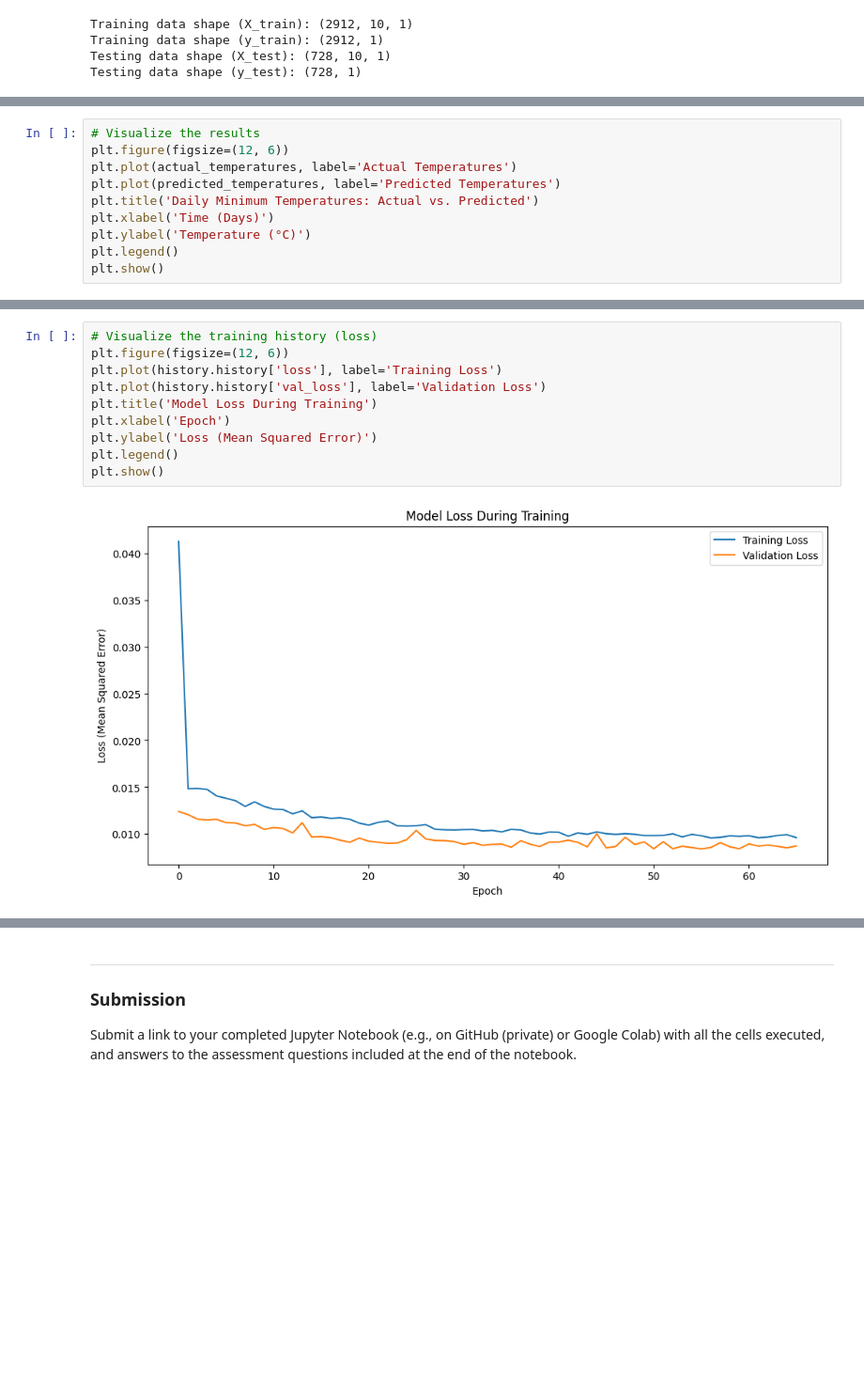
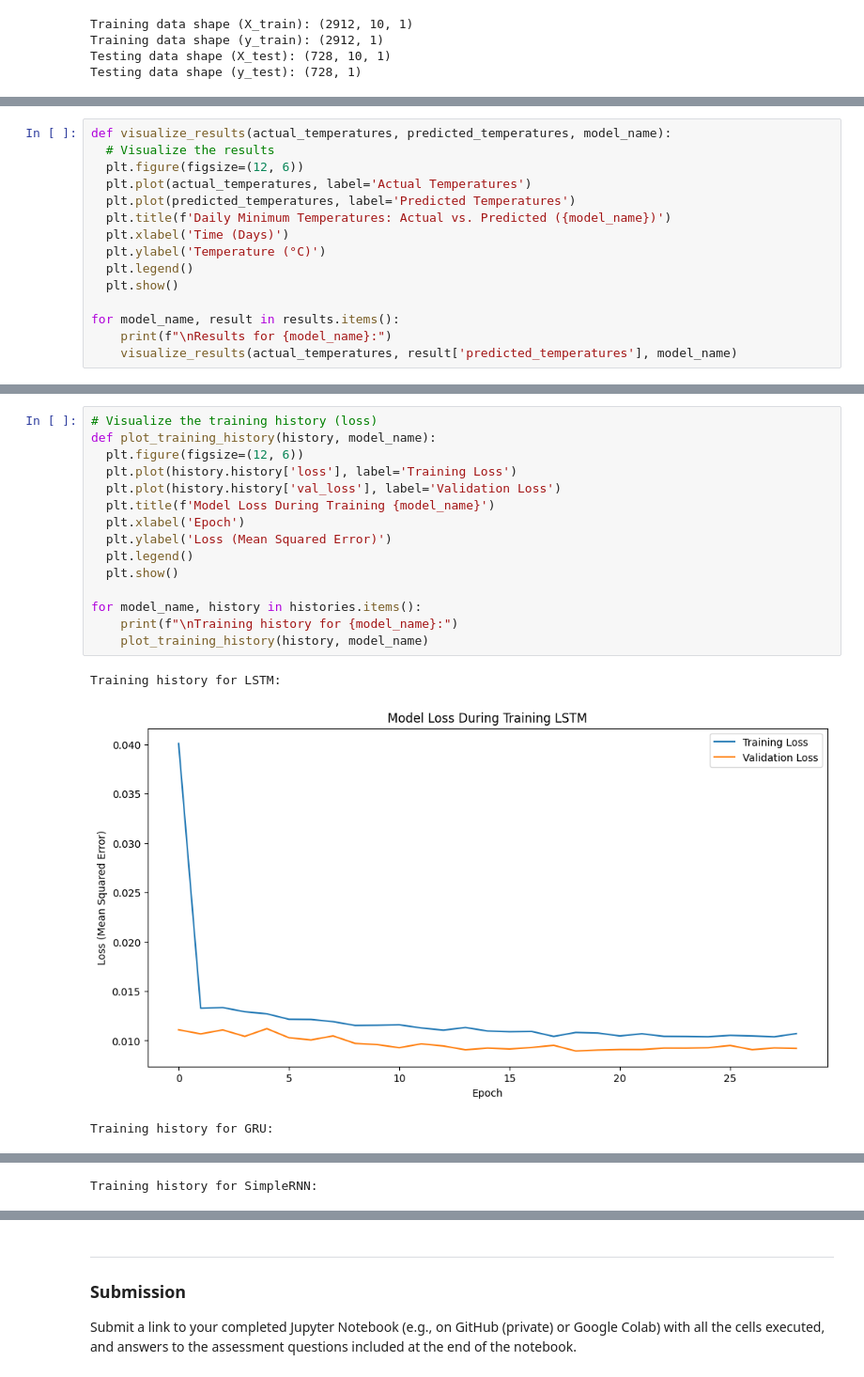
Before and after one commit to jcp-tech/Seneca_Class_Notes, a Jupyter notebook: Semester 2/AIG220 - Deep Learning/Projects/Project 3/Project_3.ipynb, the cells around one changed output, grey strips where cells are left out. Shown at 94% size. Saved outputs shown, nothing was run; the diff lists cells and outputs as text; blank space fills up the shorter version.

```diff
--- a/Semester 2/AIG220 - Deep Learning/Projects/Project 3/Project_3.ipynb
+++ b/Semester 2/AIG220 - Deep Learning/Projects/Project 3/Project_3.ipynb
@@ -263,11 +308,16 @@ Mean Absolute Error (MAE) on original scale: 1.71 °C
 # %%
-# Visualize the results
-plt.figure(figsize=(12, 6))
-plt.plot(actual_temperatures, label='Actual Temperatures')
-plt.plot(predicted_temperatures, label='Predicted Temperatures')
-plt.title('Daily Minimum Temperatures: Actual vs. Predicted')
-plt.xlabel('Time (Days)')
-plt.ylabel('Temperature (°C)')
-plt.legend()
-plt.show()
+def visualize_results(actual_temperatures, predicted_temperatures, model_name):
+  # Visualize the results
+  plt.figure(figsize=(12, 6))
+  plt.plot(actual_temperatures, label='Actual Temperatures')
+  plt.plot(predicted_temperatures, label='Predicted Temperatures')
+  plt.title(f'Daily Minimum Temperatures: Actual vs. Predicted ({model_name})')
+  plt.xlabel('Time (Days)')
+  plt.ylabel('Temperature (°C)')
+  plt.legend()
+  plt.show()
+
+for model_name, result in results.items():
+    print(f"\nResults for {model_name}:")
+    visualize_results(actual_temperatures, result['predicted_temperatures'], model_name)
 # %% [output]
@@ -275,12 +330,19 @@ plt.show()
 # %%
 # Visualize the training history (loss)
-plt.figure(figsize=(12, 6))
-plt.plot(history.history['loss'], label='Training Loss')
-plt.plot(history.history['val_loss'], label='Validation Loss')
-plt.title('Model Loss During Training')
-plt.xlabel('Epoch')
-plt.ylabel('Loss (Mean Squared Error)')
-plt.legend()
-plt.show()
+def plot_training_history(history, model_name):
+  plt.figure(figsize=(12, 6))
+  plt.plot(history.history['loss'], label='Training Loss')
+  plt.plot(history.history['val_loss'], label='Validation Loss')
+  plt.title(f'Model Loss During Training {model_name}')
+  plt.xlabel('Epoch')
+  plt.ylabel('Loss (Mean Squared Error)')
+  plt.legend()
+  plt.show()
+
+for model_name, history in histories.items():
+    print(f"\nTraining history for {model_name}:")
+    plot_training_history(history, model_name)
 # %% [output]
+Training history for LSTM:
-[figure, old version]
+[figure, new version]
+Training history for GRU:
@@ -286,0 +350 @@ plt.show()
+Training history for SimpleRNN:
```
Also changed, not shown: parts of 14 cells of this notebook.
